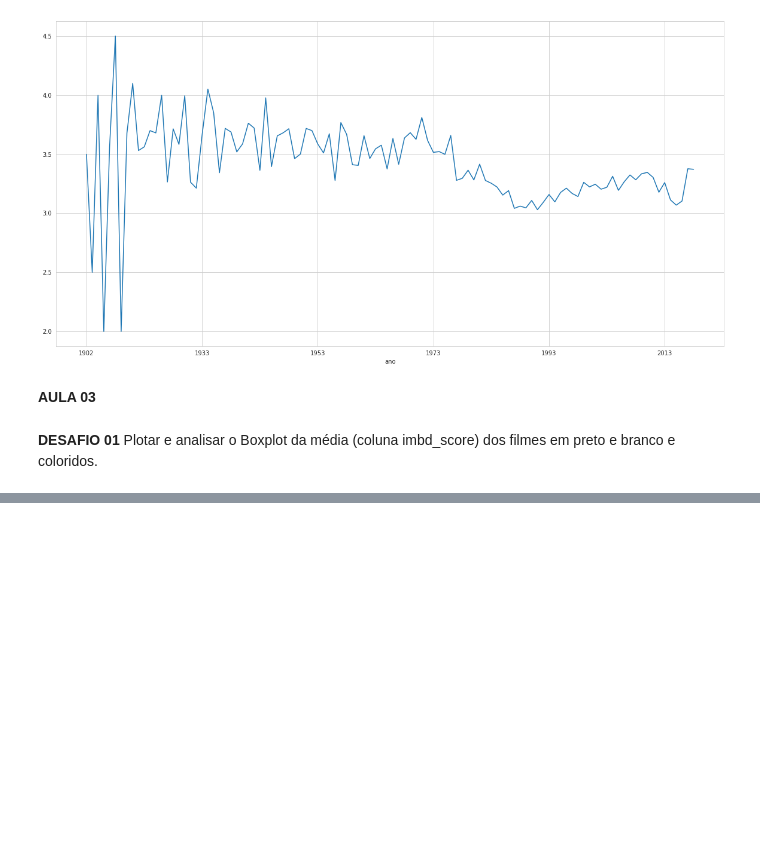
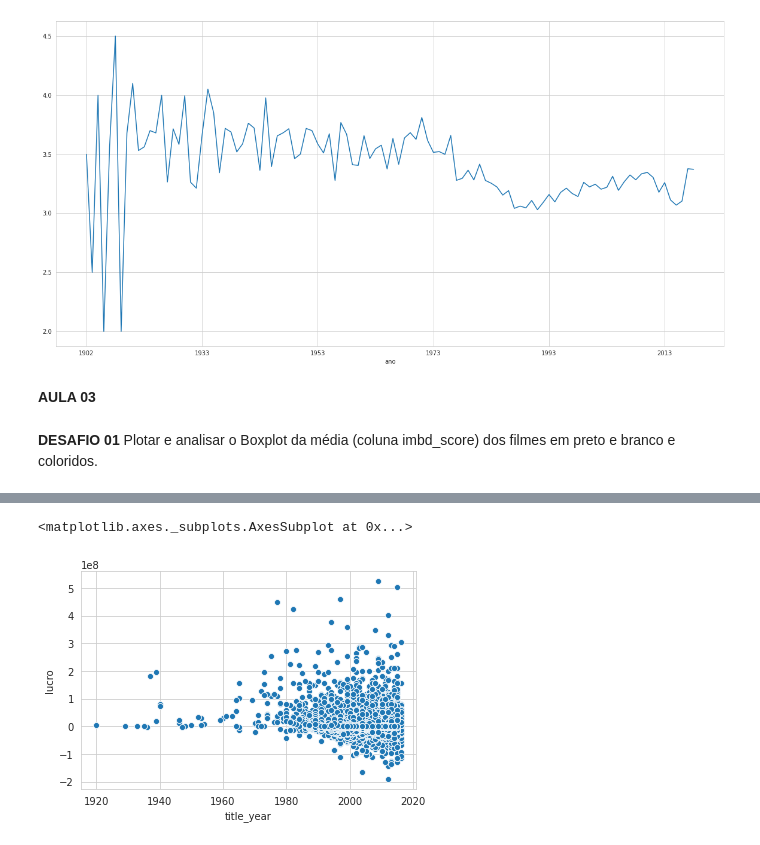
Before and after one commit to lucasg1005/Quarentena_Dados, a Jupyter notebook: QuarentenaDados.ipynb, the cells around one changed output, grey strips where cells are left out. Saved outputs shown, nothing was run; the diff lists cells and outputs as text; code cells hidden in the pictures; blank space fills up the shorter version.

```diff
--- a/QuarentenaDados.ipynb
+++ b/QuarentenaDados.ipynb
@@ -451,0 +457,7 @@ ValueError: ignored
+# %%
+budget_gross = imdb_usa.query("budget >0 | gross > 0")[["title_year", "lucro"]].dropna()
+
+sns.scatterplot(x="title_year", y="lucro", data = budget_gross)
+# %% [output]
+<matplotlib.axes._subplots.AxesSubplot at 0x...>
+[figure, added]
```
Also changed, not shown: parts of 32 cells of this notebook.
